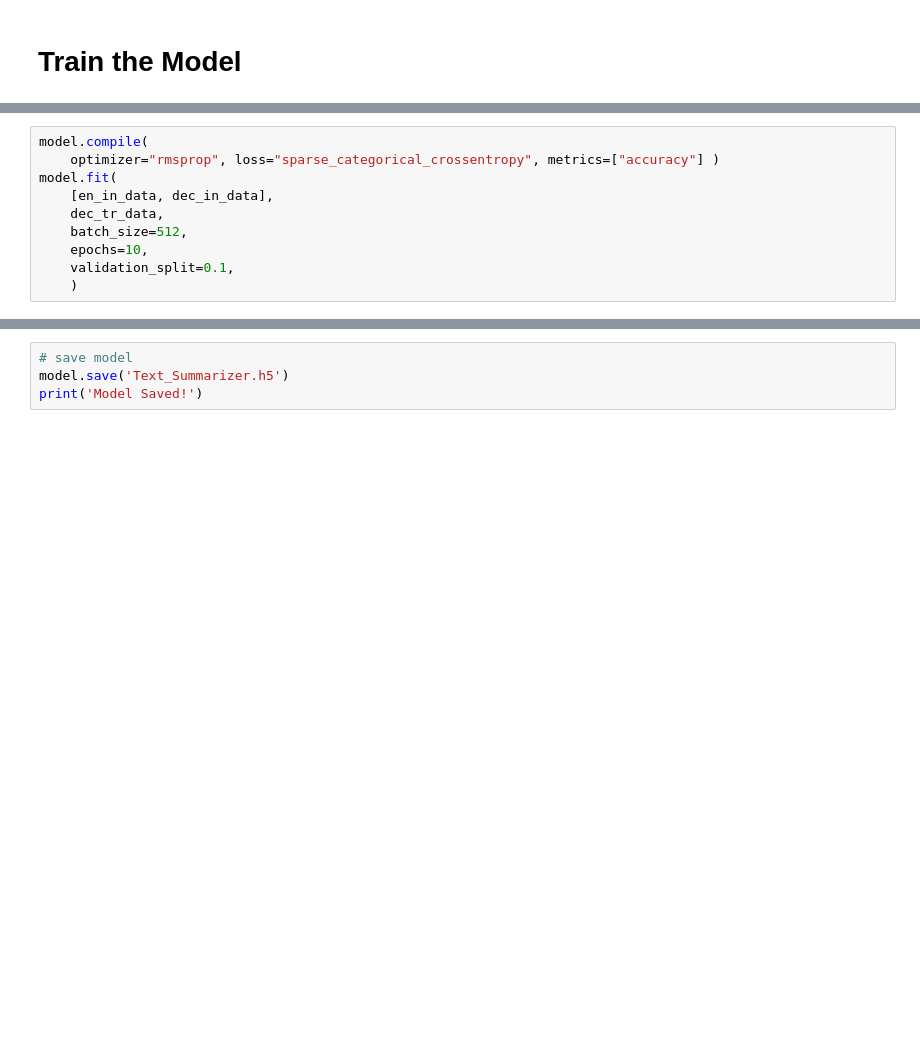
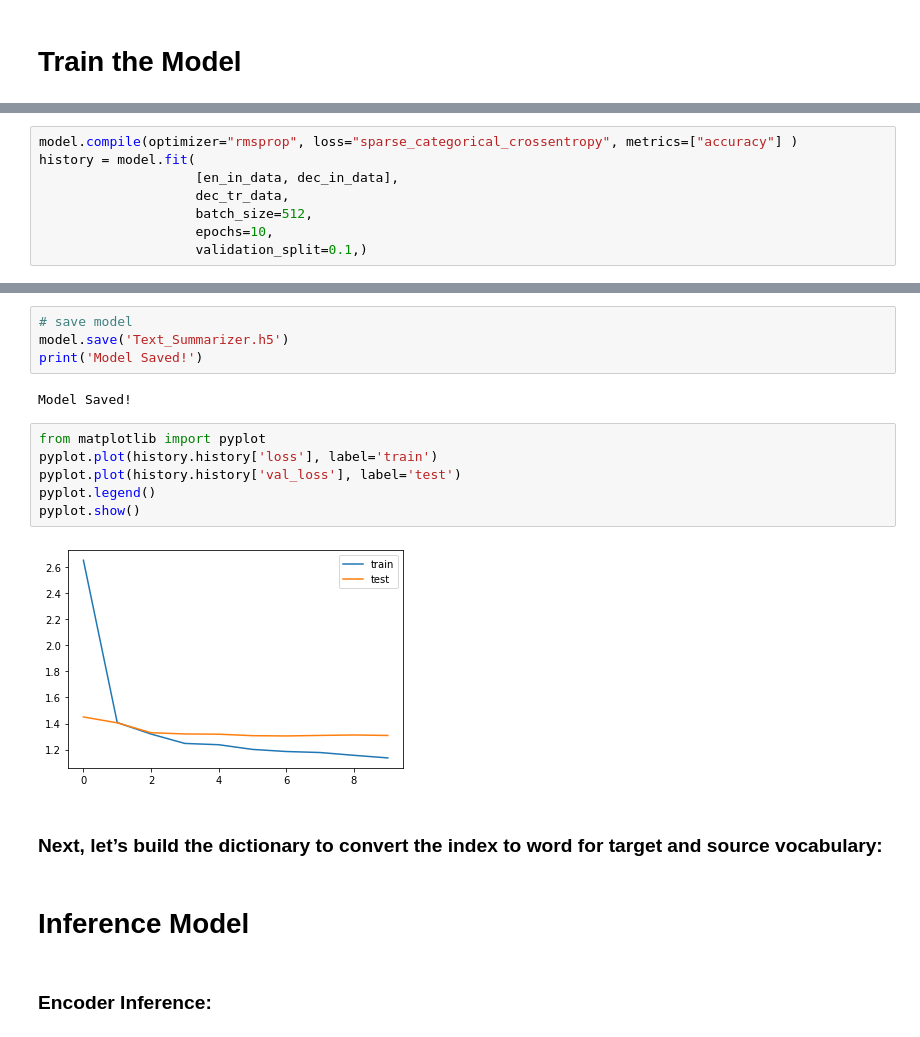
Before and after one commit to buddhadeb33/Text-Summarization-Attention-Mechanism, a Jupyter notebook: text-summarization-attention-mechanism.ipynb, the cells around one changed output, grey strips where cells are left out. Saved outputs shown, nothing was run; the diff lists cells and outputs as text; blank space fills up the shorter version.

```diff
--- a/text-summarization-attention-mechanism.ipynb
+++ b/text-summarization-attention-mechanism.ipynb
@@ -238,10 +328,8 @@ plot_model(model, to_file='model_plot.png', show_shapes=True, show_layer_names=T
 # %%
-model.compile(
-    optimizer="rmsprop", loss="sparse_categorical_crossentropy", metrics=["accuracy"] )
-model.fit(
-    [en_in_data, dec_in_data],
-    dec_tr_data,
-    batch_size=512,
-    epochs=10,
-    validation_split=0.1,
-    )
+model.compile(optimizer="rmsprop", loss="sparse_categorical_crossentropy", metrics=["accuracy"] )
+history = model.fit(
+                    [en_in_data, dec_in_data],
+                    dec_tr_data,
+                    batch_size=512,
+                    epochs=10,
+                    validation_split=0.1,)
@@ -249,3 +362,19 @@ model.fit(
 # save model
 model.save('Text_Summarizer.h5')
 print('Model Saved!')
+# %% [output]
+Model Saved!
+# %%
+from matplotlib import pyplot
+pyplot.plot(history.history['loss'], label='train')
+pyplot.plot(history.history['val_loss'], label='test')
+pyplot.legend()
+pyplot.show()
+# %% [output]
+[figure, added]
+# %% [markdown]
+### Next, let’s build the dictionary to convert the index to word for target and source vocabulary:
+# %% [markdown]
+# Inference Model
+# %% [markdown]
+### Encoder Inference:
```
Also changed, not shown: parts of 20 cells of this notebook, 2 other files.
